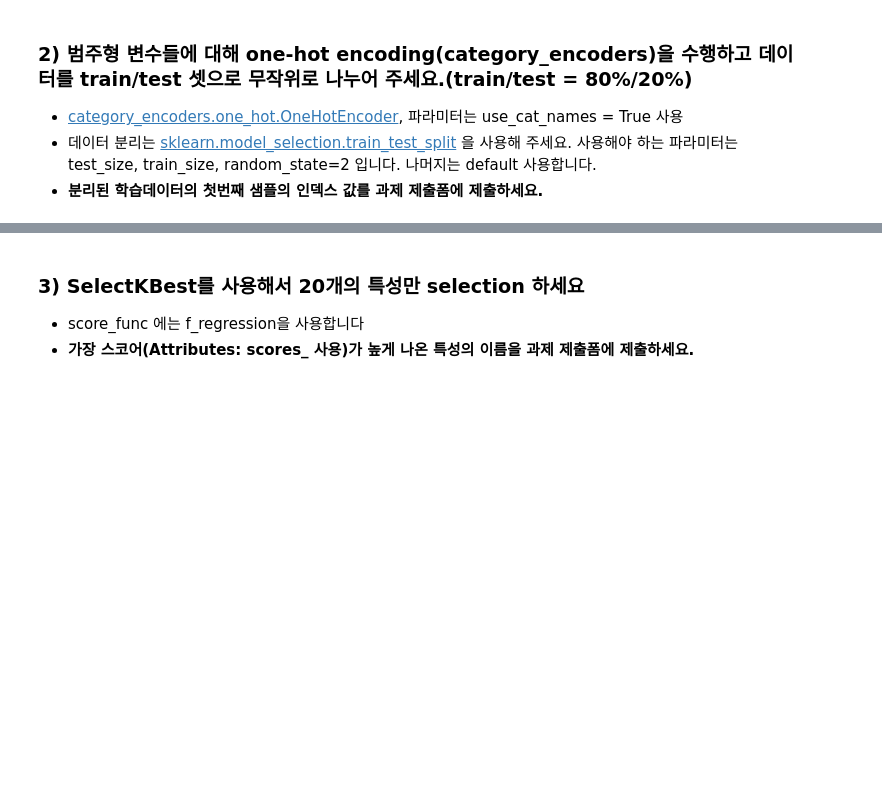
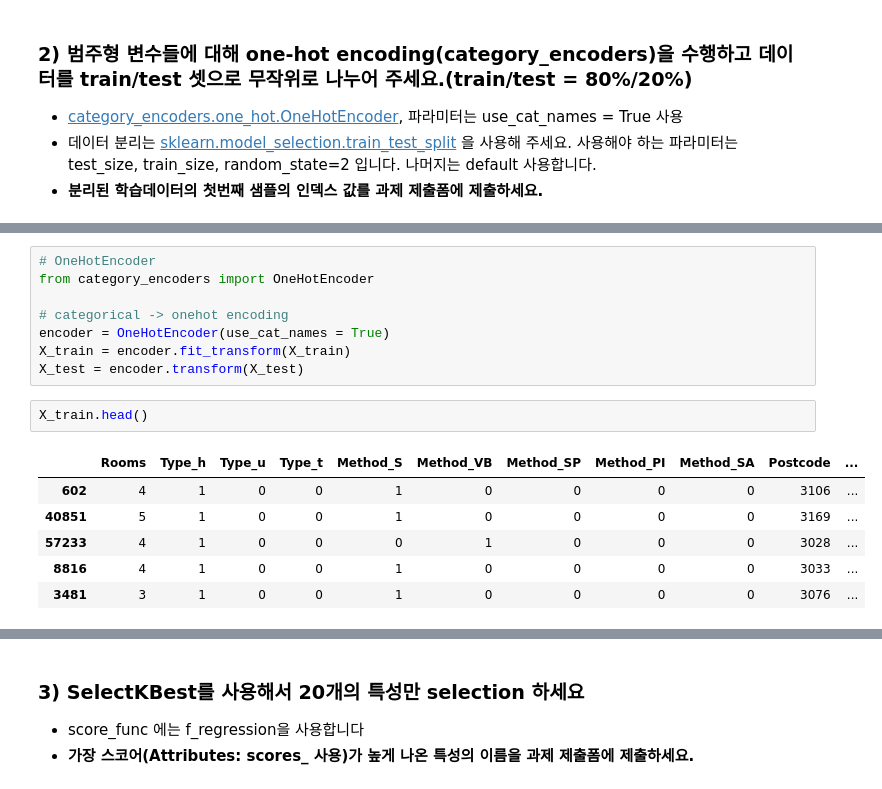
Before and after one commit to ms2288/n21x, a Jupyter notebook: n213-ridge-regression/n213a-ridge-regression.ipynb, the cells around one changed output, grey strips where cells are left out. Saved outputs shown, nothing was run; the diff lists cells and outputs as text; blank space fills up the shorter version.

```diff
--- a/n213-ridge-regression/n213a-ridge-regression.ipynb
+++ b/n213-ridge-regression/n213a-ridge-regression.ipynb
@@ -119,0 +123,17 @@ X_train
+# %%
+# OneHotEncoder
+from category_encoders import OneHotEncoder
+
+# categorical -> onehot encoding
+encoder = OneHotEncoder(use_cat_names = True)
+X_train = encoder.fit_transform(X_train)
+X_test = encoder.transform(X_test)
+# %%
+X_train.head()
+# %% [output]
+|  | Rooms | Type_h | Type_u | Type_t | Method_S | Method_VB | Method_SP | Method_PI | Method_SA | Postcode | ... |
+| 602 | 4 | 1 | 0 | 0 | 1 | 0 | 0 | 0 | 0 | 3106 | ... |
+| 40851 | 5 | 1 | 0 | 0 | 1 | 0 | 0 | 0 | 0 | 3169 | ... |
+| 57233 | 4 | 1 | 0 | 0 | 0 | 1 | 0 | 0 | 0 | 3028 | ... |
+| 8816 | 4 | 1 | 0 | 0 | 1 | 0 | 0 | 0 | 0 | 3033 | ... |
+| 3481 | 3 | 1 | 0 | 0 | 1 | 0 | 0 | 0 | 0 | 3076 | ... |
```
Also changed, not shown: parts of 23 cells of this notebook.
